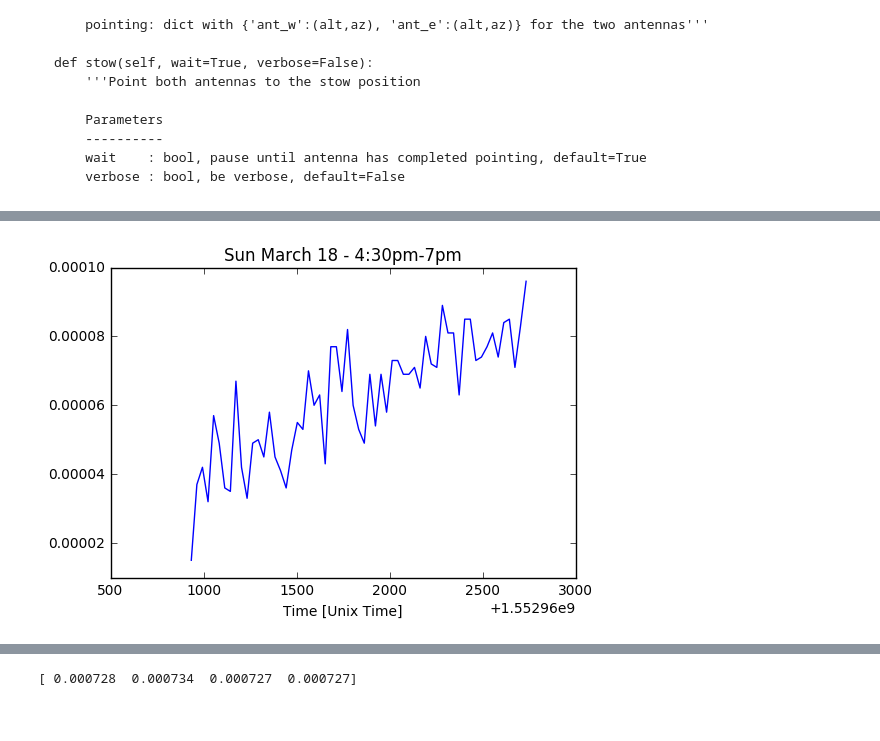
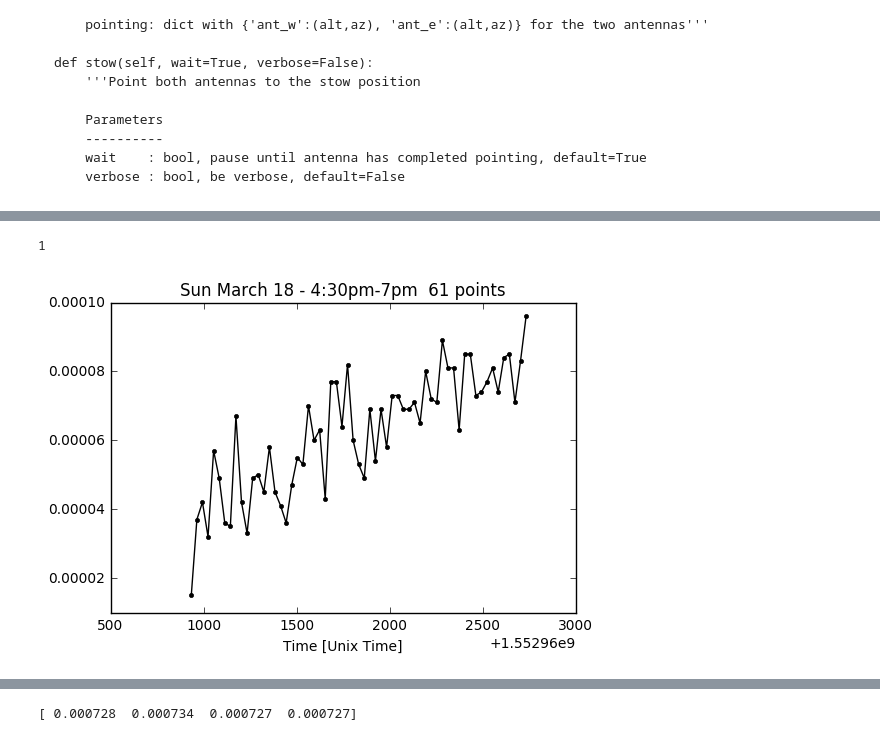
Before and after one commit to ceeliketheletter/Radiolab, a Jupyter notebook: gould_lab3.ipynb, the cells around one changed output, grey strips where cells are left out. Drawn from its saved outputs; the diff is of its cells as text; code cells hidden in the pictures.

```diff
--- a/gould_lab3.ipynb
+++ b/gould_lab3.ipynb
@@ -255,15 +259,16 @@ def main():
     np.savez(filename+'_volts.npz', volts)
     np.savez(filename+'_time.npz', unixtime)
 # %%
-#sun_mar10 = np.load('/home/cgould/Desktop/ugradio-scout-master/Sun+Data_Mar10.npz')
-#sun_mar18 = np.load('/home/cgould/Desktop/ugradio-scout-master/horizon(sun)_(mar18).npz')
-#sun_mar19 = np.load('/home/cgould/Desktop/ugradio-scout-master/horizon(sun )_(mar19).npz')
+sun_mar10 = np.load('/home/cgould/Desktop/ugradio-scout-master/Sun+Data_Mar10.npz')
+sun_mar14 = np.load('/home/cgould/Desktop/ugradio-scout-master/Sun+Data_Mar14.npz')
+sun_mar18 = np.load('/home/cgould/Desktop/ugradio-scout-master/horizon(sun)_(mar18).npz')
+sun_mar19 = np.load('/home/cgould/Desktop/ugradio-scout-master/horizon(sun )_(mar19).npz')
+sun_mar29 = np.load('/home/cgould/Desktop/ugradio-scout-master/sun_mar29.npz')
 
 
-moon_mar17 = np.load('/Users/CEE/Desktop/lab3/ugradio-scout-master/horizon(moon)_(mar17).npz')
-#moon_mar18 = np.load('/home/cgould/Desktop/ugradio-scout-master/horizon(moon )_(mar18).npz')
-#moon_mar18_2 = np.load('/home/cgould/Desktop/ugradio-scout-master/horizon(moon_2 )_(mar18).npz')
+moon_mar17 = np.load('/home/cgould/Desktop/ugradio-scout-master/horizon(moon)_(mar17).npz')
+moon_mar18 = np.load('/home/cgould/Desktop/ugradio-scout-master/horizon(moon )_(mar18).npz')
+moon_mar18_2 = np.load('/home/cgould/Desktop/ugradio-scout-master/horizon(moon_2 )_(mar18).npz')
 
-#cygnus_mar17 = np.load('/home/cgould/Desktop/ugradio-scout-master/horizon(Cygnus)_(mar17).npz')
-
-sun_mar29 = np.load('/Users/CEE/Desktop/lab3/ugradio-scout-master/sun_mar29.npz')
+cygnus_mar17 = np.load('/home/cgould/Desktop/ugradio-scout-master/horizon(Cygnus)_(mar17).npz')
+crab_apr5 = np.load('/home/cgould/Desktop/ugradio-scout-master/crab_apr5.npz')
@@ -305,7 +522,9 @@ plt.show()
 # %%
-plt.plot(sun_18_time[0], sun_18_volts[0])
-plt.title('Sun March 18 - 4:30pm-7pm')
+print(len(sun_18_time))
+plt.plot(sun_18_time[0], sun_18_volts[0], 'k.-')
+plt.title('Sun March 18 - 4:30pm-7pm  ' + str(len(sun_18_volts[0])) + ' points')
 plt.xlabel('Time [Unix Time]')
 plt.show()
 # %% [output]
+1
-[figure, old version]
+[figure, new version]
```
Also changed, not shown: parts of 26 cells of this notebook.
